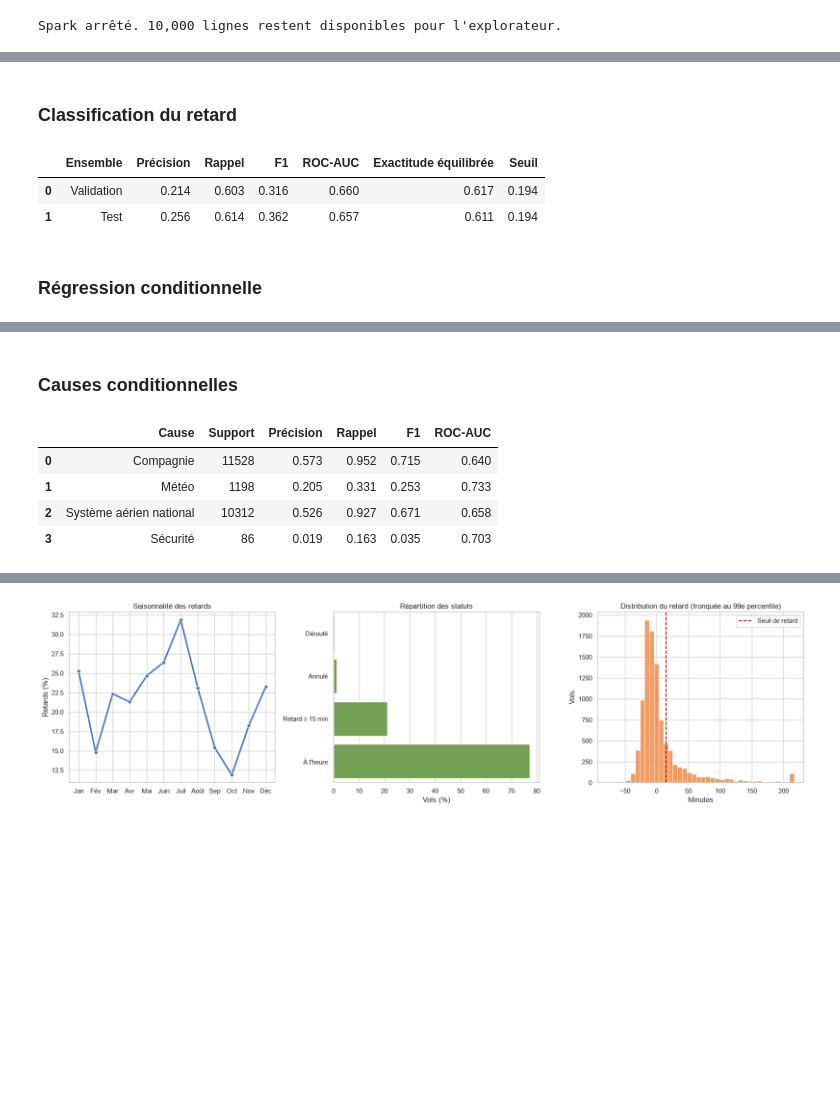
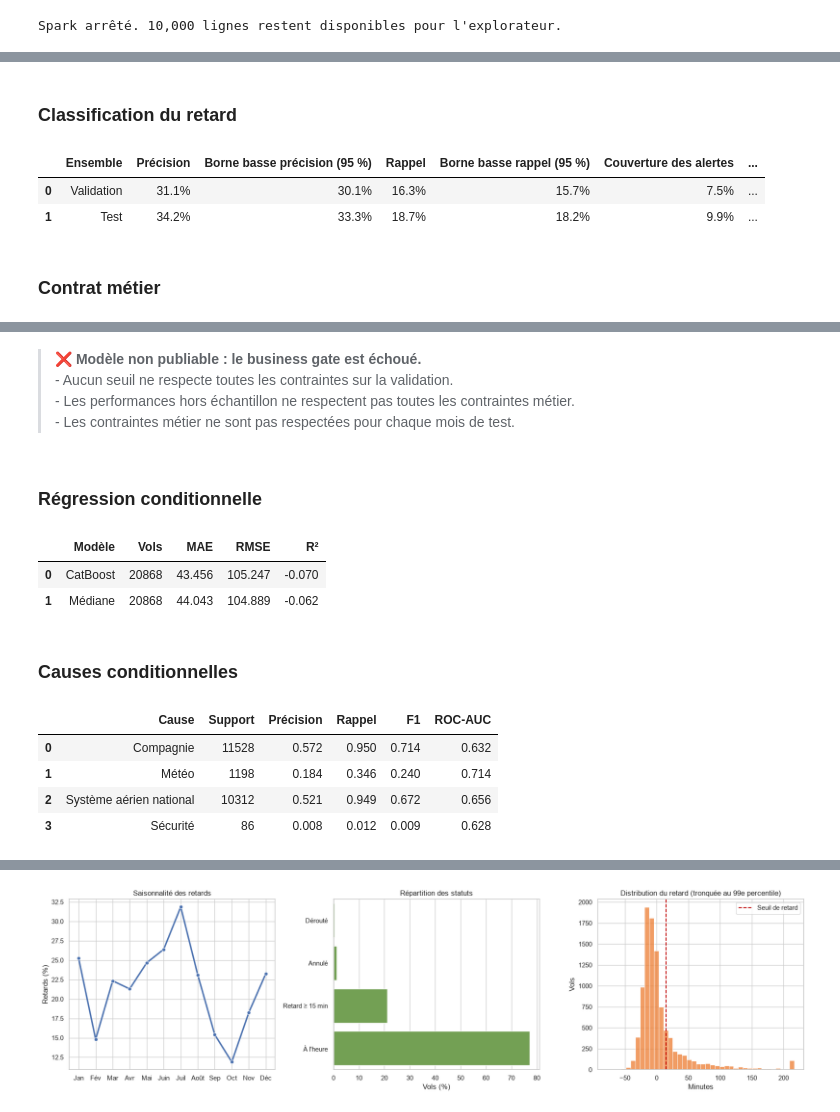
Before and after one commit to Clarence1208/distributed-processing-flight-delay-project, a Jupyter notebook: notebooks/flight_delay_pipeline.ipynb, the cells around one changed output, grey strips where cells are left out. Drawn from its saved outputs; the diff is of its cells as text; code cells hidden in the pictures; blank space fills up the shorter version.

```diff
--- a/notebooks/flight_delay_pipeline.ipynb
+++ b/notebooks/flight_delay_pipeline.ipynb
@@ -515,11 +539,17 @@ Données ML préparées : 696,596 vols et 106 colonnes.
 artifacts_available = MODEL_PATH.exists() and METRICS_PATH.exists() and IMPORTANCE_PATH.exists()
 
 if artifacts_available and not RETRAIN_MODEL:
-    model_bundle = load_model_bundle(str(MODEL_PATH))
-    training_metrics = json.loads(METRICS_PATH.read_text(encoding="utf-8"))
-    feature_importance = pd.read_csv(IMPORTANCE_PATH)
-    model_source = "Artefact existant chargé"
-else:
+    try:
+        model_bundle = load_model_bundle(str(MODEL_PATH))
+    except ValueError as error:
+        print(f"{error} Un nouvel entraînement va être lancé.")
+        artifacts_available = False
+    else:
+        training_metrics = json.loads(METRICS_PATH.read_text(encoding="utf-8"))
+        feature_importance = pd.read_csv(IMPORTANCE_PATH)
+        model_source = "Artefact v5 existant chargé"
+
+if RETRAIN_MODEL or not artifacts_available:
     model_bundle, training_metrics, feature_importance = train_models(ml_data, seed=SEED)
     save_training_outputs(
         model_bundle,
@@ -537,4 +567,5 @@ Nouveau modèle entraîné dans le notebook : models/official/flight_delay_model
 # %%
+business_gate = training_metrics["delay_classification"]["business_gate"]
 classification_rows = []
 for split_name, split_label in (("validation", "Validation"), ("test", "Test")):
     values = training_metrics["delay_classification"][split_name]
@@ -542,15 +573,51 @@ for split_name, split_label in (("validation", "Validation"), ("test", "Test")):
         {
             "Ensemble": split_label,
             "Précision": values["precision"],
+            "Borne basse précision (95 %)": values["precision_confidence_interval_95"]["lower"],
             "Rappel": values["recall"],
+            "Borne basse rappel (95 %)": values["recall_confidence_interval_95"]["lower"],
+            "Couverture des alertes": values["alert_coverage"],
+            "Alertes": values["alert_count"],
+            "Vrais retards alertés": values["true_positive"],
+            "Fausses alertes": values["false_positive"],
             "F1": values["f1"],
             "ROC-AUC": values["roc_auc"],
             "Exactitude équilibrée": values["balanced_accuracy"],
             "Seuil": values["threshold"],
+            "Gate": "Réussi" if business_gate[split_name]["passed"] else "Échoué",
         }
     )
 classification_metrics = pd.DataFrame(classification_rows)
-display(Markdown("### Classification du retard"), classification_metrics.style.format(precision=3))
+display(Markdown("### Classification du retard"), classification_metrics.style.format({
+    "Précision": "{:.1%}",
+    "Borne basse précision (95 %)": "{:.1%}",
+    "Rappel": "{:.1%}",
+    "Borne basse rappel (95 %)": "{:.1%}",
+    "Couverture des alertes": "{:.1%}",
+    "F1": "{:.3f}",
+    "ROC-AUC": "{:.3f}",
+    "Exactitude équilibrée": "{:.3f}",
+    "Seuil": "{:.3f}",
+}))
+requirements = business_gate["requirements"]
+requirements_table = pd.DataFrame(
+    {
+        "Exigence": ["Borne basse de précision à 95 %", "Borne basse de rappel à 95 %", "Couverture minimale", "Couverture maximale", "Nombre minimal d'alertes"],
+        "Valeur": [
+            f"{requirements['minimum_precision']:.0%}",
+            f"{requirements['minimum_recall']:.0%}",
+            f"{requirements['minimum_alert_coverage']:.0%}",
+            f"{requirements['maximum_alert_coverage']:.0%}",
+            f"{requirements['minimum_alert_count']:,}",
+        ],
+    }
+)
+display(Markdown("### Contrat métier"), requirements_table)
+if business_gate["passed"]:
+    display(Markdown("> ✅ **Modèle publiable : le business gate est réussi.**"))
+else:
+    reasons = "<br>".join(f"- {reason}" for reason in business_gate["violations"])
+    display(Markdown(f"> ❌ **Modèle non publiable : le business gate est échoué.**<br>{reasons}"))
 
 regression_metrics = pd.DataFrame(
     [
@@ -582,7 +649,7 @@ reason_metrics = pd.DataFrame(
 display(Markdown("### Causes conditionnelles"), reason_metrics.style.format(precision=3))
 # %% [output]
 ### Classification du retard
-|  | Ensemble | Précision | Rappel | F1 | ROC-AUC | Exactitude équilibrée | Seuil |
-| 0 | Validation | 0.214 | 0.603 | 0.316 | 0.660 | 0.617 | 0.194 |
-| 1 | Test | 0.256 | 0.614 | 0.362 | 0.657 | 0.611 | 0.194 |
+|  | Ensemble | Précision | Borne basse précision (95 %) | Rappel | Borne basse rappel (95 %) | Couverture des alertes | ... |
+| 0 | Validation | 31.1% | 30.1% | 16.3% | 15.7% | 7.5% | ... |
+| 1 | Test | 34.2% | 33.3% | 18.7% | 18.2% | 9.9% | ... |
-### Régression conditionnelle
+### Contrat métier
@@ -592,9 +662,14 @@ display(Markdown("### Causes conditionnelles"), reason_metrics.style.format(prec
-### Causes conditionnelles
+> ❌ **Modèle non publiable : le business gate est échoué.**<br>- Aucun seuil ne respecte toutes les contraintes sur la validation.<br>- Les performances hors échantillon ne respectent pas toutes les contraintes métier.<br>- Les contraintes métier ne sont pas respectées pour chaque mois de test.
+### Régression conditionnelle
-|  | Cause | Support | Précision | Rappel | F1 | ROC-AUC |
-| 0 | Compagnie | 11528 | 0.573 | 0.952 | 0.715 | 0.640 |
-| 1 | Météo | 1198 | 0.205 | 0.331 | 0.253 | 0.733 |
-| 2 | Système aérien national | 10312 | 0.526 | 0.927 | 0.671 | 0.658 |
-| 3 | Sécurité | 86 | 0.019 | 0.163 | 0.035 | 0.703 |
+|  | Modèle | Vols | MAE | RMSE | R² |
+| 0 | CatBoost | 20868 | 43.456 | 105.247 | -0.070 |
+| 1 | Médiane | 20868 | 44.043 | 104.889 | -0.062 |
+### Causes conditionnelles
+|  | Cause | Support | Précision | Rappel | F1 | ROC-AUC |
+| 0 | Compagnie | 11528 | 0.572 | 0.950 | 0.714 | 0.632 |
+| 1 | Météo | 1198 | 0.184 | 0.346 | 0.240 | 0.714 |
+| 2 | Système aérien national | 10312 | 0.521 | 0.949 | 0.672 | 0.656 |
+| 3 | Sécurité | 86 | 0.008 | 0.012 | 0.009 | 0.628 |
 # %%
 test_metrics = training_metrics["delay_classification"]["test"]
 confusion = np.array(
```
Also changed, not shown: parts of 14 cells of this notebook, 9 other files.
